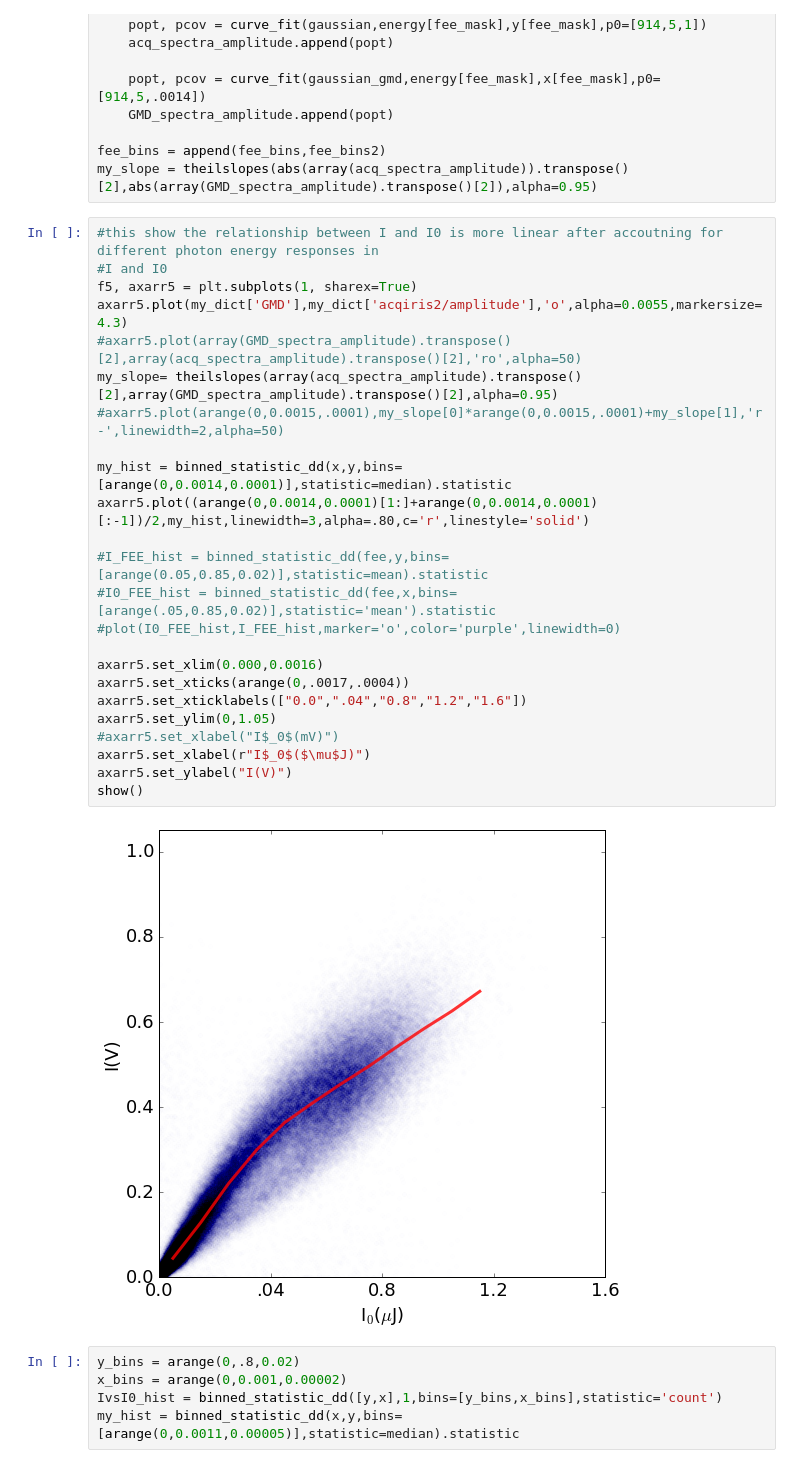
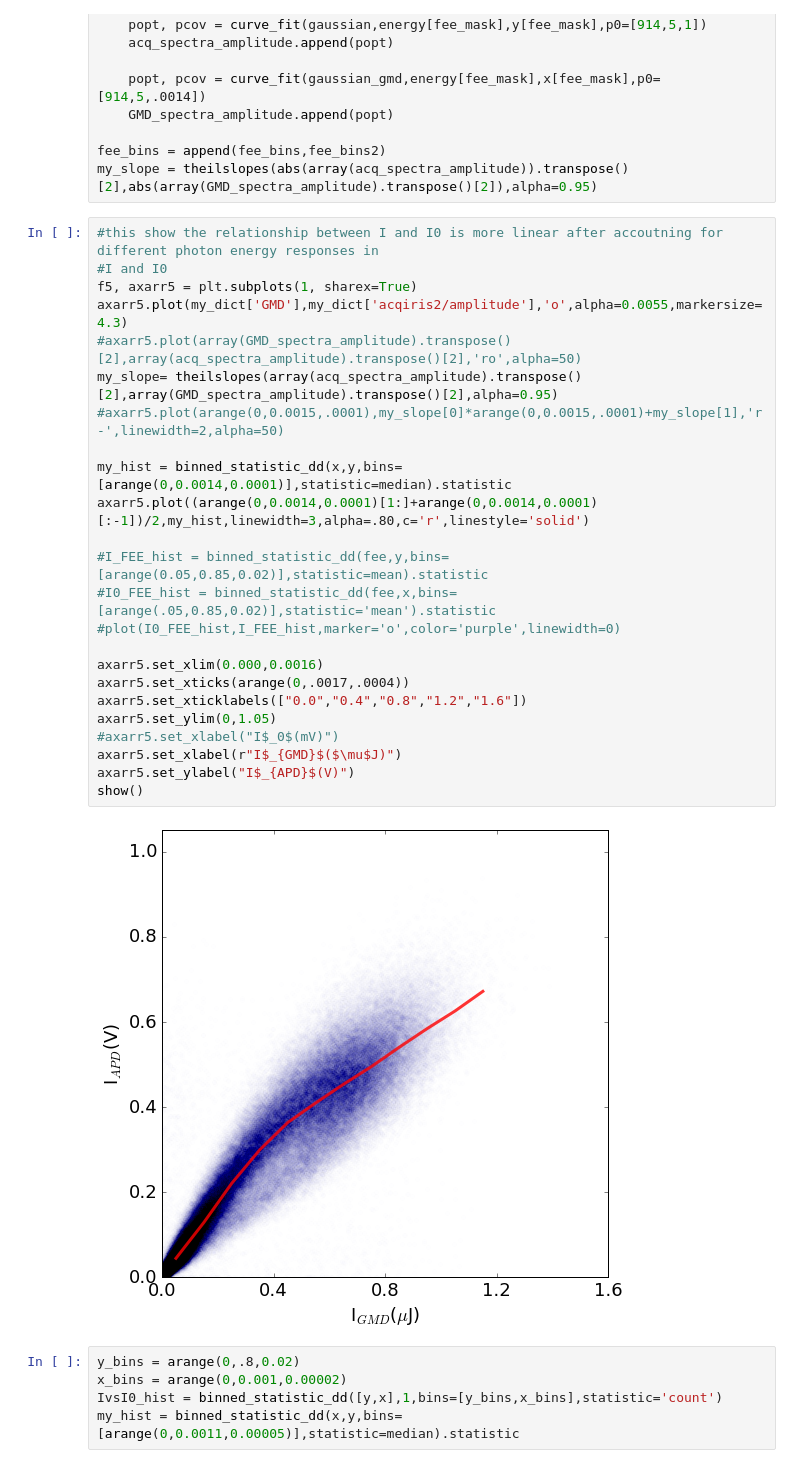
Before and after one commit to sioan/softXRayDataAndControls, a Jupyter notebook: experimentSpecificFiles/sxri0414/for_pub/regression_approach_run60.ipynb, the cells around one changed output. Drawn from its saved outputs; the diff is of its cells as text.

```diff
--- a/experimentSpecificFiles/sxri0414/for_pub/regression_approach_run60.ipynb
+++ b/experimentSpecificFiles/sxri0414/for_pub/regression_approach_run60.ipynb
@@ -158,29 +153,29 @@ my_slope = theilslopes(abs(array(acq_spectra_amplitude)).transpose()[2],abs(arra
 # %%
 #this show the relationship between I and I0 is more linear after accoutning for different photon energy responses in
 #I and I0
 f5, axarr5 = plt.subplots(1, sharex=True)
 axarr5.plot(my_dict['GMD'],my_dict['acqiris2/amplitude'],'o',alpha=0.0055,markersize=4.3)
 #axarr5.plot(array(GMD_spectra_amplitude).transpose()[2],array(acq_spectra_amplitude).transpose()[2],'ro',alpha=50)
 my_slope= theilslopes(array(acq_spectra_amplitude).transpose()[2],array(GMD_spectra_amplitude).transpose()[2],alpha=0.95)
 #axarr5.plot(arange(0,0.0015,.0001),my_slope[0]*arange(0,0.0015,.0001)+my_slope[1],'r-',linewidth=2,alpha=50)
 
 my_hist = binned_statistic_dd(x,y,bins=[arange(0,0.0014,0.0001)],statistic=median).statistic
 axarr5.plot((arange(0,0.0014,0.0001)[1:]+arange(0,0.0014,0.0001)[:-1])/2,my_hist,linewidth=3,alpha=.80,c='r',linestyle='solid')
 
 #I_FEE_hist = binned_statistic_dd(fee,y,bins=[arange(0.05,0.85,0.02)],statistic=mean).statistic
 #I0_FEE_hist = binned_statistic_dd(fee,x,bins=[arange(.05,0.85,0.02)],statistic='mean').statistic
 #plot(I0_FEE_hist,I_FEE_hist,marker='o',color='purple',linewidth=0)
 
 axarr5.set_xlim(0.000,0.0016)
 axarr5.set_xticks(arange(0,.0017,.0004))
-axarr5.set_xticklabels(["0.0",".04","0.8","1.2","1.6"])
+axarr5.set_xticklabels(["0.0","0.4","0.8","1.2","1.6"])
 axarr5.set_ylim(0,1.05)
 #axarr5.set_xlabel("I$_0$(mV)")
-axarr5.set_xlabel(r"I$_0$($\mu$J)")
-axarr5.set_ylabel("I(V)")
+axarr5.set_xlabel(r"I$_{GMD}$($\mu$J)")
+axarr5.set_ylabel("I$_{APD}$(V)")
 show()
 # %% [output]
-[figure, old version]
+[figure, new version]
 # %%
 y_bins = arange(0,.8,0.02)
 x_bins = arange(0,0.001,0.00002)
```
Also changed, not shown: parts of 7 cells of this notebook, 5 other files.
